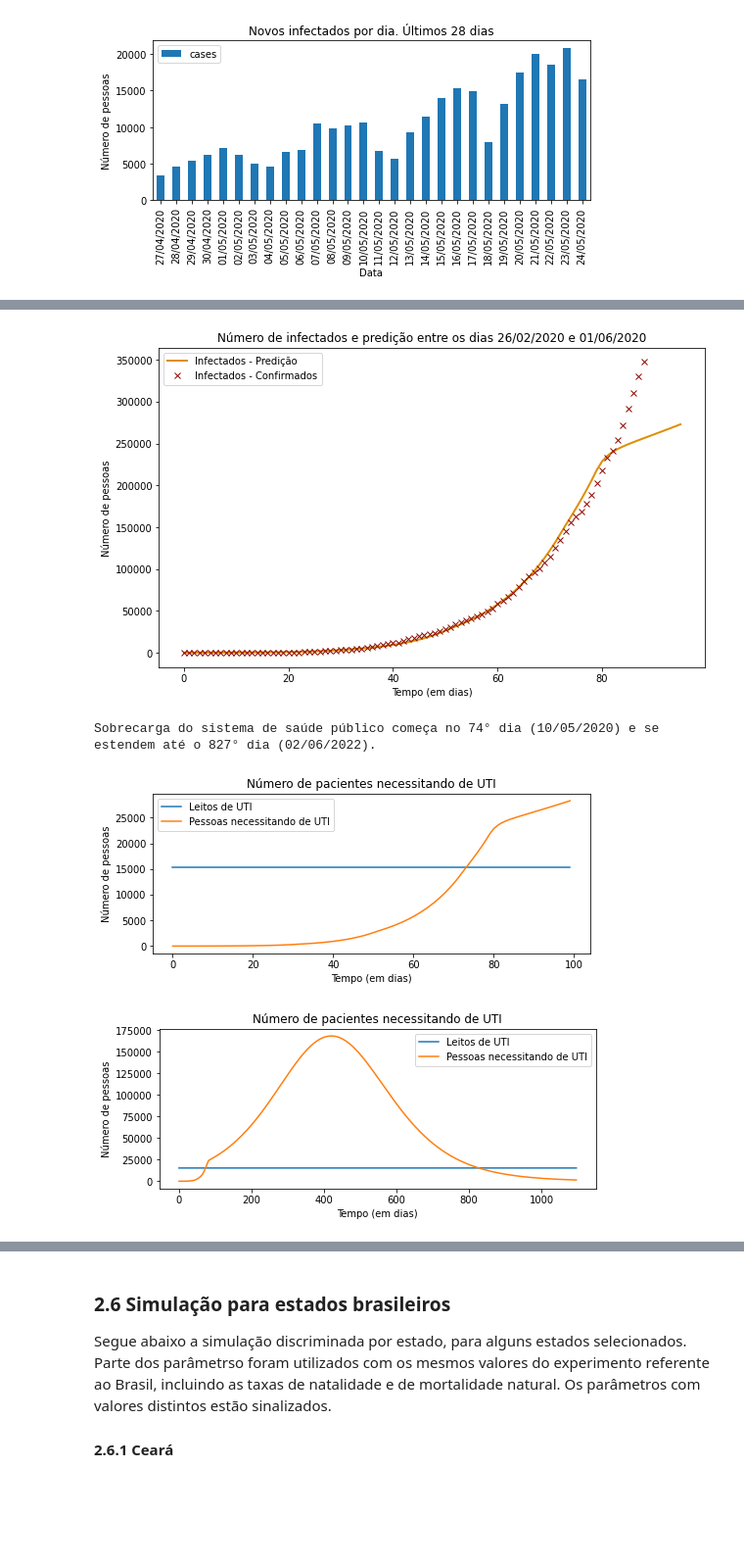
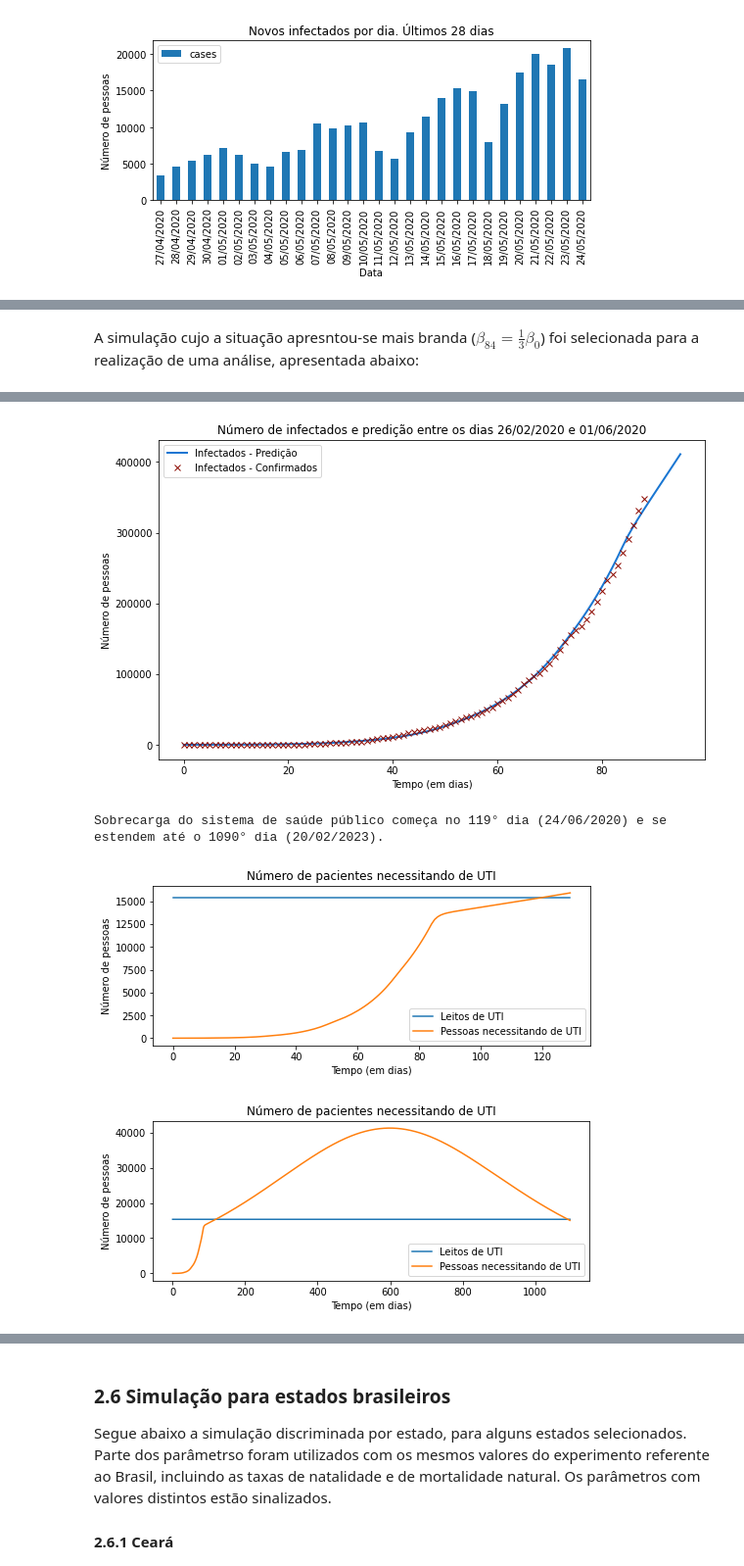
Before and after one commit to SrMouraSilva/modelagem-matematica, a Jupyter notebook: tarefa2-corona/Tarefa_3_-_Modelagem_de_doencas_infecciosas.ipynb, the cells around one changed output, grey strips where cells are left out. Shown at 98% size. Cells and saved outputs as stored; diff of their text form; code cells hidden in the pictures; blank space fills up the shorter version.

```diff
--- a/tarefa2-corona/Tarefa_3_-_Modelagem_de_doencas_infecciosas.ipynb
+++ b/tarefa2-corona/Tarefa_3_-_Modelagem_de_doencas_infecciosas.ipynb
@@ -269,7 +273,7 @@ class Simulacao:
         σ = self.parametros.σ
 
         def diff_eqs(passo_anterior, t):
-            S, E, I, R, D = passo_anterior
+            S, E, I, R, D, _ = passo_anterior
 
             P = sum((S, E, I, R))
             β = beta(t)
@@ -279,9 +283,11 @@ class Simulacao:
             I_next = σ*E - (γ+μ)/(1-ρ) * I
             R_next = γ*I - μ*R
 
+            # Mortes pela doença
             D_next = ((γ+μ)/(1-ρ) - γ+μ) * I
+            total_contaminaram = I_next + R_next + D_next + μ/(1-ρ)*I + μ*R
 
-            return np.array([S_next, E_next, I_next, R_next, D_next])
+            return np.array([S_next, E_next, I_next, R_next, D_next, total_contaminaram])
 
         return diff_eqs
 
@@ -293,9 +299,10 @@ class Simulacao:
         S_0 = P_0 - I_0
         R_0 = P_0 - S_0 - I_0
 
-        D_0 = 0 # Número de mortes
+        D_0 = 0  # Número de mortes pela doença
+        total_contaminaram = I_0  # Número dos que já se contaminaram
 
-        INPUT = (S_0, E_0, I_0, R_0, D_0)
+        INPUT = (S_0, E_0, I_0, R_0, D_0, total_contaminaram)
 
         tempo_step = self.parametros.tempo_step
         numero_dias = self.parametros.numero_dias
@@ -317,6 +326,6 @@ Um dos parâmetros importantes a levar em conta é o $\beta$, correspondente a t
 # %%
 def beta(t):
-    β = 0.29
+    β = 0.269
     if t < 30:
         return β
     elif 30 <= t < 50:
@@ -410,14 +452,14 @@ Abaixo do código, são apresentados gráficos referentes a simulações para di
 # %%
 def gerar_beta(estimativa_final):
     def beta(t):
-        β = 0.29
+        β = 0.269
         if t < 30:
             return β
         elif 30 <= t < 50:
             return β*.75
         elif 50 <= t < 72:
             return β*.60
-        elif 72 <= t < 79:
+        elif 72 <= t < 84:
             return β*.52
         else:
             return β*estimativa_final
@@ -444,11 +486,8 @@ def plot_experimentos(betas, relatorios):
     infectados = []
     import pandas as pd
     for b, relatorio in zip(betas, relatorios):
-        serie = pd.Series(relatorio.I, name=f'$\\beta$ = 0.29 * {b}')
+        serie = pd.Series(relatorio.I, name='$\\beta_{84}$ = 0.269 * ' + str(b))
         infectados.append(serie)
-    ax = pd.concat(infectados, axis=1).plot(title = 'Simulações de números de infectados com taxas de transmissão distintas ($\\beta$)\na partir do 73° dia', figsize=(15, 3.5))
+    ax = pd.concat(infectados, axis=1).plot(title = 'Simulações de números de infectados com taxas de transmissão distintas ($\\beta$)\na partir do 84° dia', figsize=(15, 3.5))
     ax.set_xlabel('Tempo (em dias)')
     ax.set_ylabel('Número de pessoas')
-
-plot_experimentos(betas[:2], relatorios[:2])
-plot_experimentos(betas[1:], relatorios[1:])
@@ -463,8 +506,10 @@ O segundo gráfico, similar ao primeiro, apresenta diversas taxas de isolamento,
+# %% [markdown]
+A simulação cujo a situação apresntou-se mais branda ($\beta_{84}=\frac{1}{3}\beta_0$) foi selecionada para a realização de uma análise, apresentada abaixo:
 # %%
 relatorios[-1].relatorio()
 relatorios[-1].plot()
 
-relatorios[-1].plot_necessidade_uti(primeiros_n_dias=100)
+relatorios[-1].plot_necessidade_uti(primeiros_n_dias=130)
 relatorios[-1].plot_necessidade_uti(detalhes=True)
 # %% [output]
 ===============================
@@ -488,5 +533,5 @@ RMSE:  15638.61407514394
-[figure, old version]
+[figure, new version]
-Sobrecarga do sistema de saúde público começa no 74° dia (10/05/2020) e se estendem até o 827° dia (02/06/2022).
+Sobrecarga do sistema de saúde público começa no 119° dia (24/06/2020) e se estendem até o 1090° dia (20/02/2023).
-[figure, old version]
+[figure, new version]
-[figure, old version]
+[figure, new version]
 # %% [markdown]
```
Also changed, not shown: parts of 28 cells of this notebook, 1 other file.
